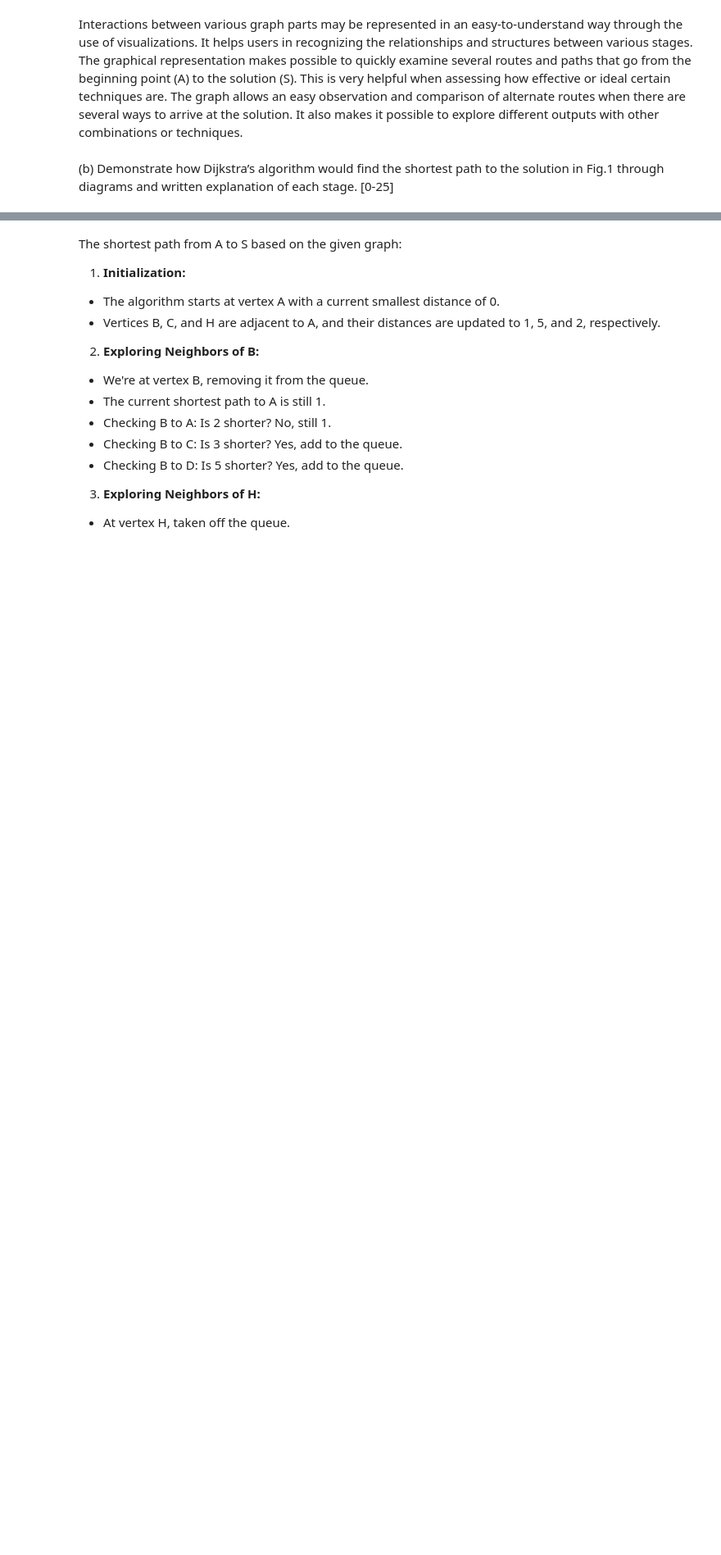
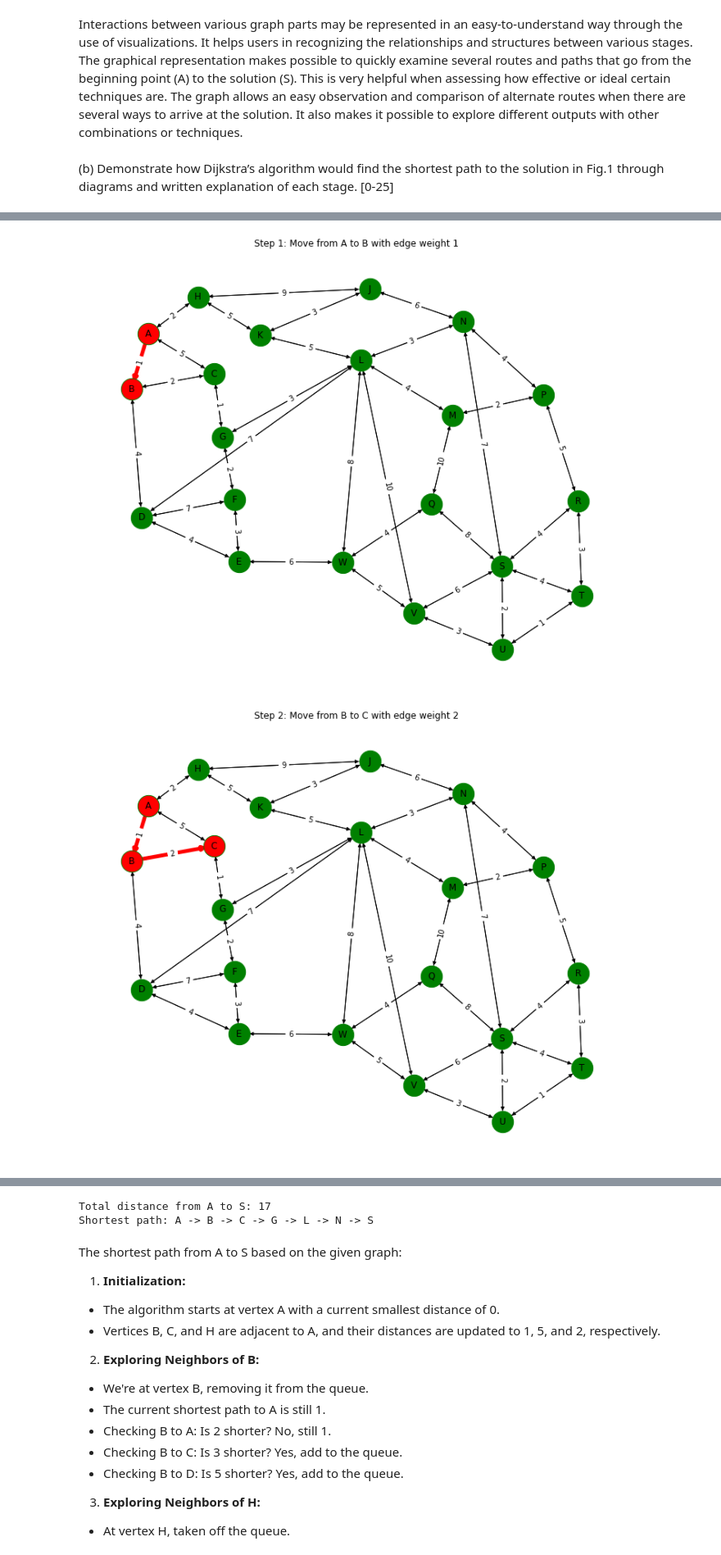
Before and after one commit to caio-moliveira/CA1-AI, a Jupyter notebook: CA1 - AI.ipynb, the cells around one changed output, grey strips where cells are left out. Shown at 82% size. Cells and saved outputs as stored; diff of their text form; code cells hidden in the pictures; blank space fills up the shorter version.

```diff
--- a/CA1 - AI.ipynb
+++ b/CA1 - AI.ipynb
@@ -117,13 +128,3 @@ starting_vertex = 'A'
 ending_vertex = 'S'
 
 distances, path = calculate_distances(example_graph, starting_vertex, ending_vertex)
-# %%
-#This function gets the value of each path chosen in order to reach the ending_vertex
-for i, node in enumerate(path[:-1]):
-    next_node = path[i + 1]
-    edge_weight = example_graph[node][next_node]
-    print(f"Step {i + 1}: Move from {node} to {next_node} with edge weight {edge_weight}")
-
-# Print the total distance and the final path
-print(f"\nTotal distance from {starting_vertex} to {ending_vertex}: {distances[ending_vertex]}")
-print(f"Shortest path: {' -> '.join(path)}")
@@ -183,0 +160,5 @@ plt.show()
+# %%
+# Create a direct graph
+Graph = nx.DiGraph()
+for node, neighbors in example_graph.items():
+    Graph.add_edges_from((node, neighbor, {'weight': weight}) for neighbor, weight in neighbors.items())
@@ -183,0 +177,32 @@ plt.show()
+# %%
+for i in range(len(path) - 1):
+    current_node = path[i]
+    next_node = path[i + 1]
+    edge_weight = example_graph[current_node][next_node]
+
+    # Size of the plot
+    plt.figure(figsize=(10, 8))
+
+    # Draw the graph using the points tuple(x,y)
+    nx.draw(Graph, pos=node_positions, with_labels=True, node_size=800, node_color="green", font_size=12)
+
+    # Highlight the chosen node and path
+    current_path = path[:i + 2]
+    path_edges = [(current_path[j], current_path[j + 1]) for j in range(len(current_path) - 1)]
+    nx.draw_networkx_nodes(Graph, pos=node_positions, nodelist=current_path, node_color="red", node_size=700)
+    nx.draw_networkx_edges(Graph, pos=node_positions, edgelist=path_edges, edge_color="red", width=5)
+
+    # Display the edge labels
+    labels = nx.get_edge_attributes(Graph, 'weight')
+    nx.draw_networkx_edge_labels(Graph, pos=node_positions, edge_labels=labels)
+
+    # Title
+    plt.title(f"Step {i + 1}: Move from {current_node} to {next_node} with edge weight {edge_weight}")
+    plt.show()
+
+# Print the total distance and the final path
+print(f"\nTotal distance from {starting_vertex} to {ending_vertex}: {distances[ending_vertex]}")
+print(f"Shortest path: {' -> '.join(path)}")
+# %% [output]
+[figure, added]
+[figure, added]
@@ -184,3 +213,5 @@ plt.show()
+Total distance from A to S: 17
+Shortest path: A -> B -> C -> G -> L -> N -> S
 # %% [markdown]
 The shortest path from A to S based on the given graph:
 
```
Also changed, not shown: parts of 10 cells of this notebook.
